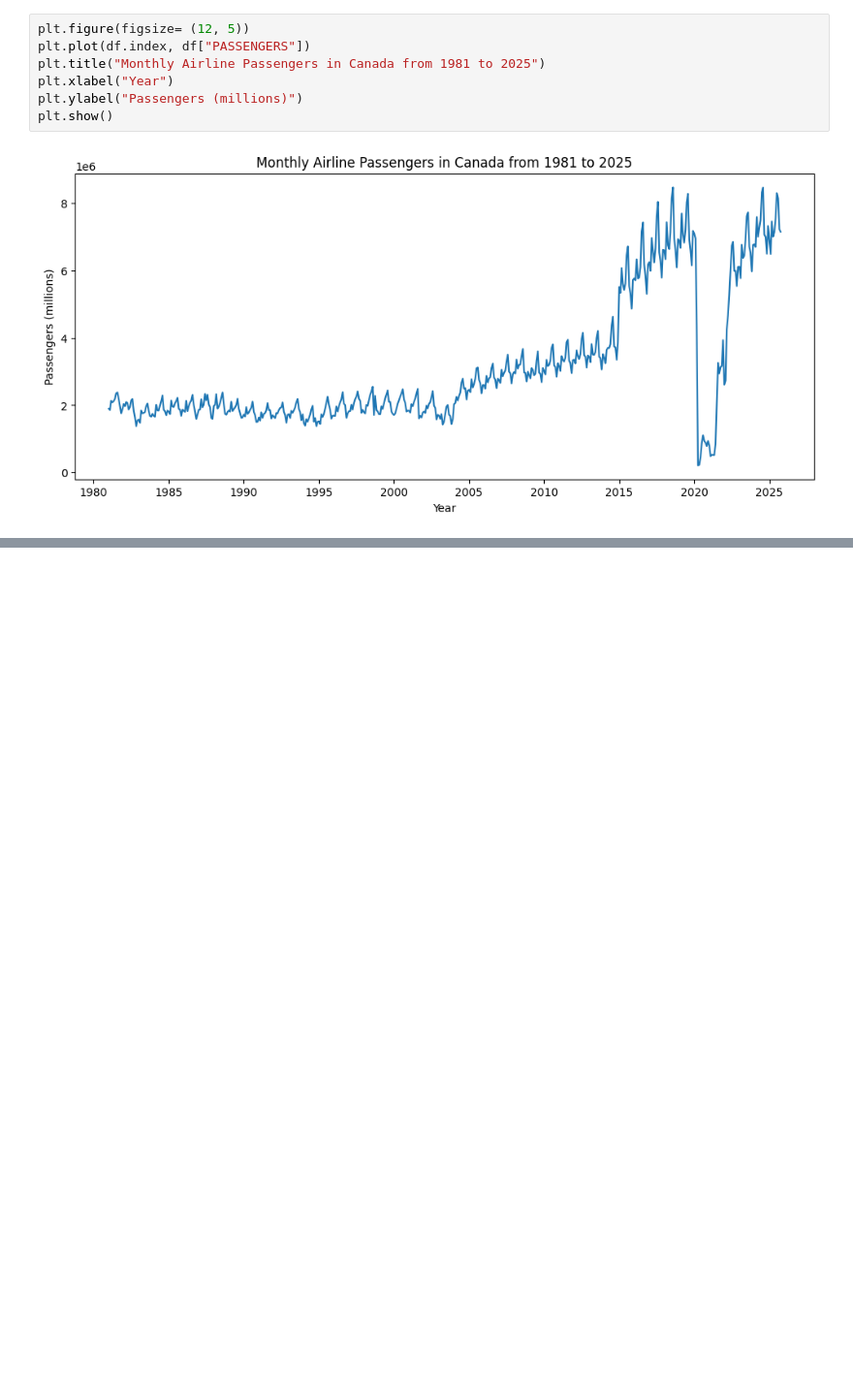
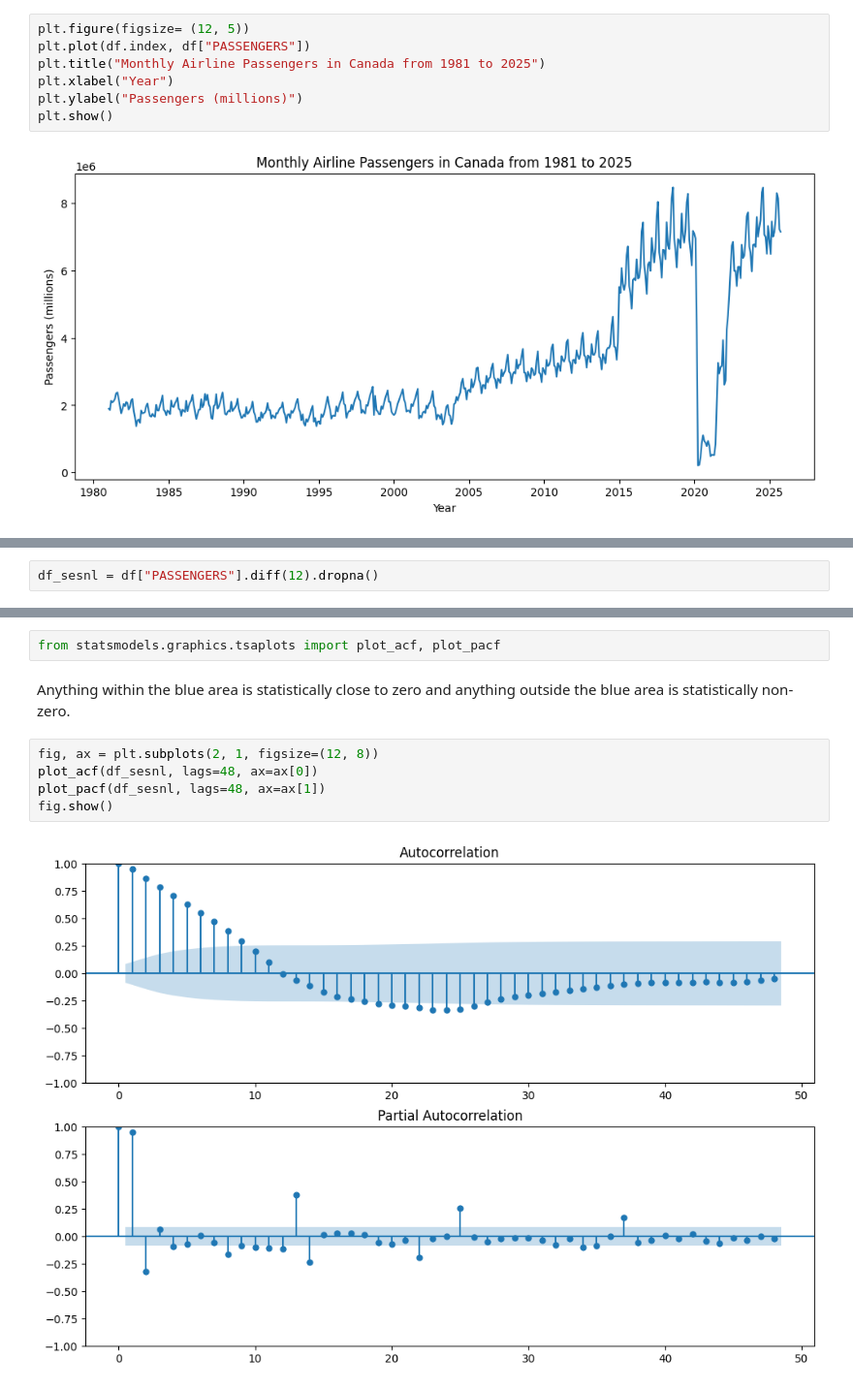
Before and after one commit to ajinikhil/aviation_forecasting_canada, a Jupyter notebook: analysis.ipynb, the cells around one changed output, grey strips where cells are left out. Shown at 97% size. Drawn from its saved outputs; the diff is of its cells as text; blank space fills up the shorter version.

```diff
--- a/analysis.ipynb
+++ b/analysis.ipynb
@@ -133,0 +176,2 @@ plt.show()
+# %%
+df_sesnl = df["PASSENGERS"].diff(12).dropna()
@@ -133,0 +205,11 @@ plt.show()
+# %%
+from statsmodels.graphics.tsaplots import plot_acf, plot_pacf
+# %% [markdown]
+Anything within the blue area is statistically close to zero and anything outside the blue area is statistically non-zero.
+# %%
+fig, ax = plt.subplots(2, 1, figsize=(12, 8))
+plot_acf(df_sesnl, lags=48, ax=ax[0])
+plot_pacf(df_sesnl, lags=48, ax=ax[1])
+fig.show()
+# %% [output]
+[figure, added]
```
Also changed, not shown: parts of 27 cells of this notebook.
